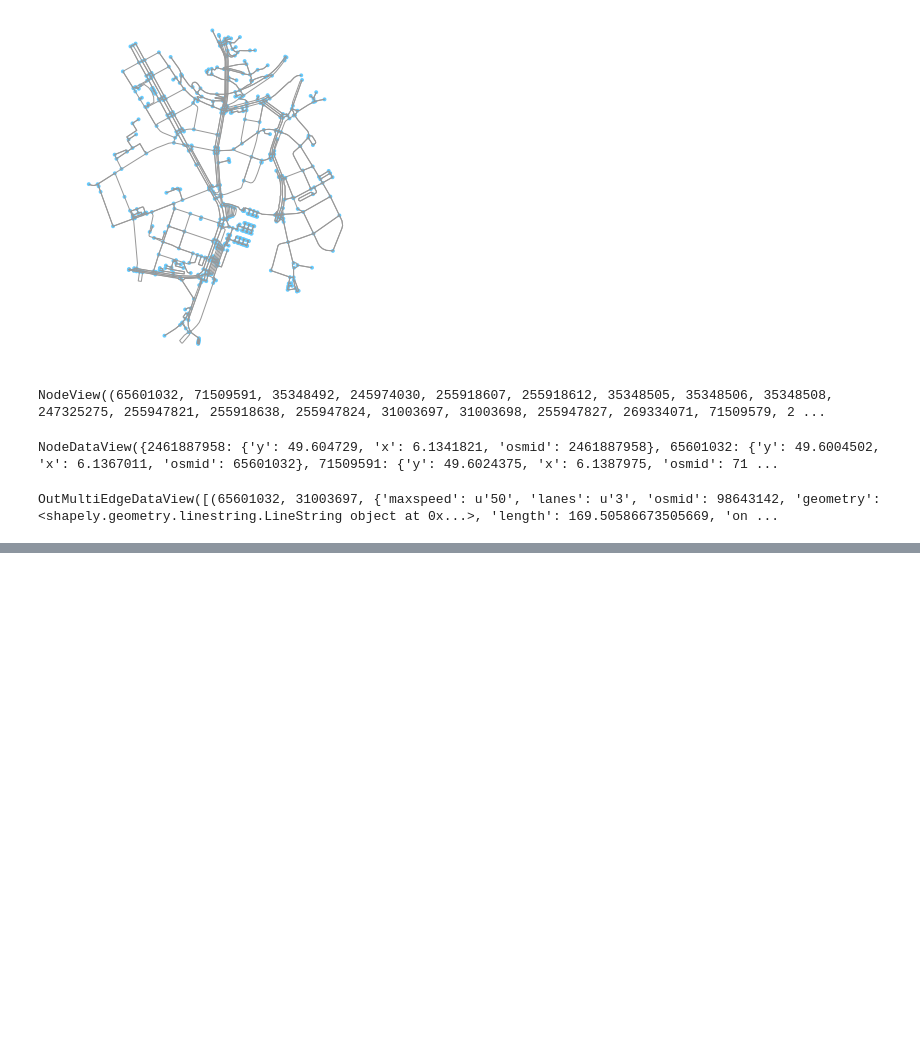
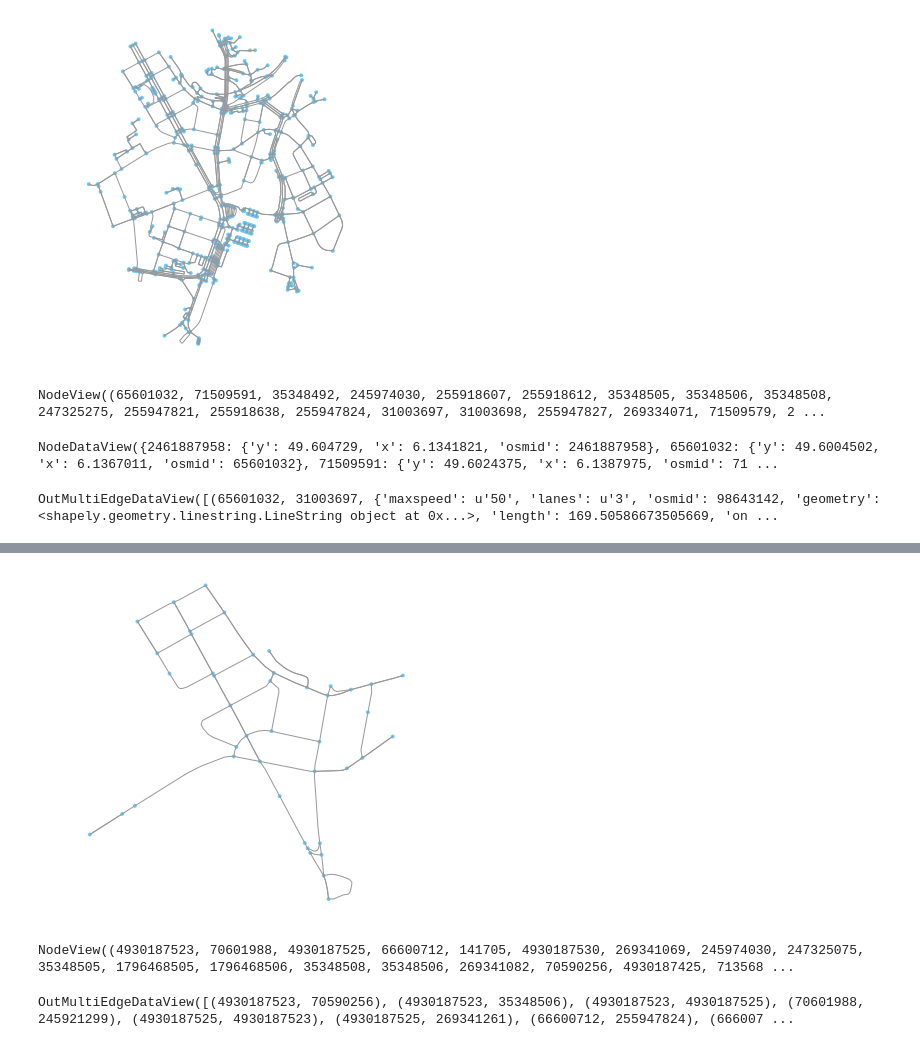
Before and after one commit to anuj-dimri25/Random-Delay-and-Indirections, a Jupyter notebook: road_points.ipynb, the cells around one changed output, grey strips where cells are left out. Cells and saved outputs as stored; diff of their text form; code cells hidden in the pictures; blank space fills up the shorter version.

```diff
--- a/road_points.ipynb
+++ b/road_points.ipynb
@@ -26,4 +26,6 @@ OutMultiEdgeDataView([(65601032, 31003697, {'maxspeed': u'50', 'lanes': u'3', 'o
 # %%
 # getting all edge lengths
 edge_length=[]
-for i in G2.edges(data=True)
+for i in G2.edges(data='length'):
+    edge_length.append(i)
+edge_length
@@ -29,0 +86,5 @@ for i in G2.edges(data=True)
+# %%
+for i in G2.nodes(data=True):
+    print i[1]['y']
+lon=i[1]['y']
+lat=i[1]['x']
@@ -29,0 +109,14 @@ for i in G2.edges(data=True)
+# %%
+location2=(lon,lat)
+G22 = ox.graph_from_point(location2, distance=500, distance_type='network', network_type='drive')
+fig, ax = ox.plot_graph(G22)
+# %% [output]
+[figure, added]
+# %%
+G22.nodes
+# %% [output]
+NodeView((4930187523, 70601988, 4930187525, 66600712, 141705, 4930187530, 269341069, 245974030, 247325075, 35348505, 1796468505, 1796468506, 35348508, 35348506, 269341082, 70590256, 4930187425, 713568 ...
+# %%
+G22.edges()
+# %% [output]
+OutMultiEdgeDataView([(4930187523, 70590256), (4930187523, 35348506), (4930187523, 4930187525), (70601988, 245921299), (4930187525, 4930187523), (4930187525, 269341261), (66600712, 255947824), (666007 ...
```
Also changed, not shown: parts of 10 cells of this notebook.
